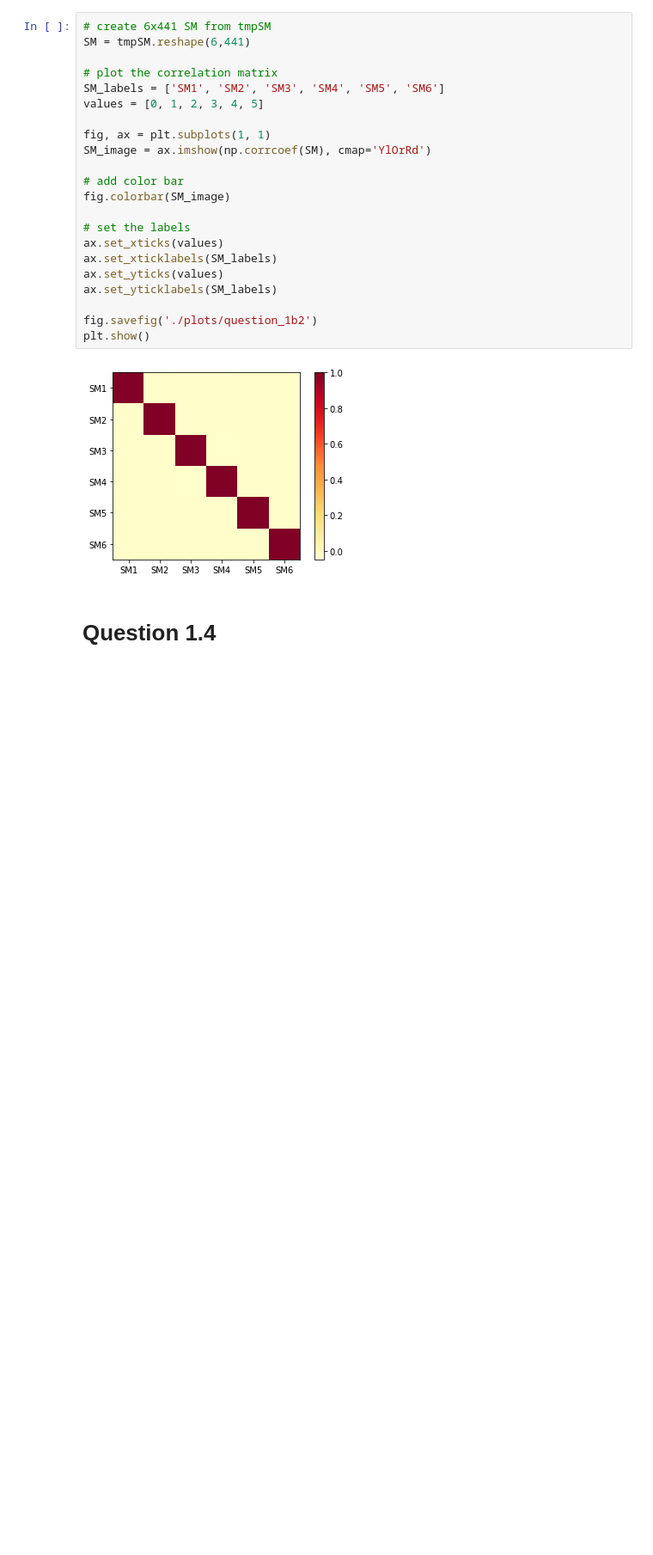
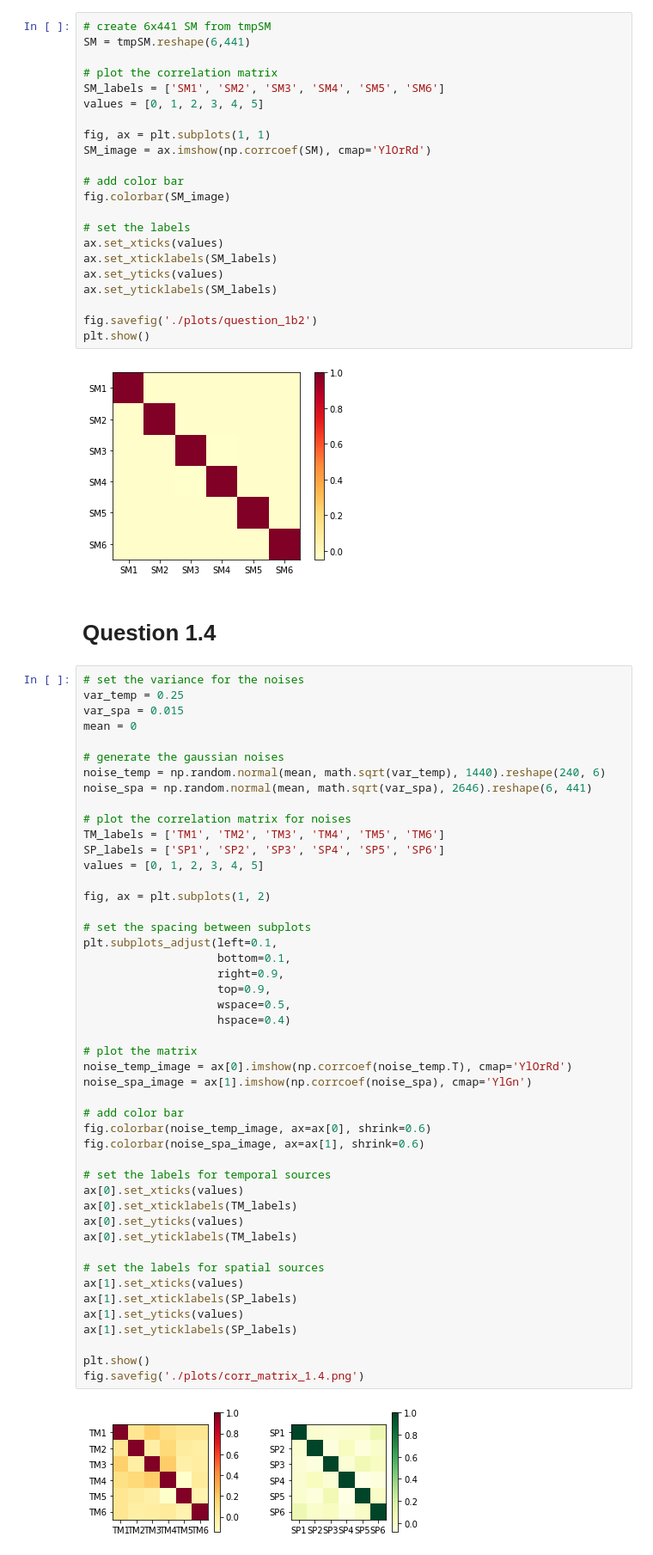
Before and after one commit to yaoxianphang/mast30034_ass1, a Jupyter notebook: code.ipynb, the cells around one changed output. Shown: that part at 86% size. Saved outputs shown, nothing was run; the diff lists cells and outputs as text; blank space fills up the shorter version.

Commit message:
Added plots for corr matrix question 1.4

```diff
--- a/code.ipynb
+++ b/code.ipynb
@@ -142,5 +143,54 @@ fig.savefig('./plots/question_1b2')
 plt.show()
 # %% [output]
 [figure]
-# %% [markdown]
-# Question 1.4
+# %% [markdown]
+# Question 1.4
+# %%
+# set the variance for the noises
+var_temp = 0.25
+var_spa = 0.015
+mean = 0
+
+# generate the gaussian noises
+noise_temp = np.random.normal(mean, math.sqrt(var_temp), 1440).reshape(240, 6)
+noise_spa = np.random.normal(mean, math.sqrt(var_spa), 2646).reshape(6, 441)
+
+# plot the correlation matrix for noises
+TM_labels = ['TM1', 'TM2', 'TM3', 'TM4', 'TM5', 'TM6']
+SP_labels = ['SP1', 'SP2', 'SP3', 'SP4', 'SP5', 'SP6']
+values = [0, 1, 2, 3, 4, 5]
+
+fig, ax = plt.subplots(1, 2)
+
+# set the spacing between subplots
+plt.subplots_adjust(left=0.1,
+                    bottom=0.1,
+                    right=0.9,
+                    top=0.9,
+                    wspace=0.5,
+                    hspace=0.4)
+
+# plot the matrix
+noise_temp_image = ax[0].imshow(np.corrcoef(noise_temp.T), cmap='YlOrRd')
+noise_spa_image = ax[1].imshow(np.corrcoef(noise_spa), cmap='YlGn')
+
+# add color bar
+fig.colorbar(noise_temp_image, ax=ax[0], shrink=0.6)
+fig.colorbar(noise_spa_image, ax=ax[1], shrink=0.6)
+
+# set the labels for temporal sources
+ax[0].set_xticks(values)
+ax[0].set_xticklabels(TM_labels)
+ax[0].set_yticks(values)
+ax[0].set_yticklabels(TM_labels)
+
+# set the labels for spatial sources
+ax[1].set_xticks(values)
+ax[1].set_xticklabels(SP_labels)
+ax[1].set_yticks(values)
+ax[1].set_yticklabels(SP_labels)
+
+plt.show()
+fig.savefig('./plots/corr_matrix_1.4.png')
+# %% [output]
+[figure, added]
```
Also changed, not shown: parts of 1 cell of this notebook, 1 other file.
